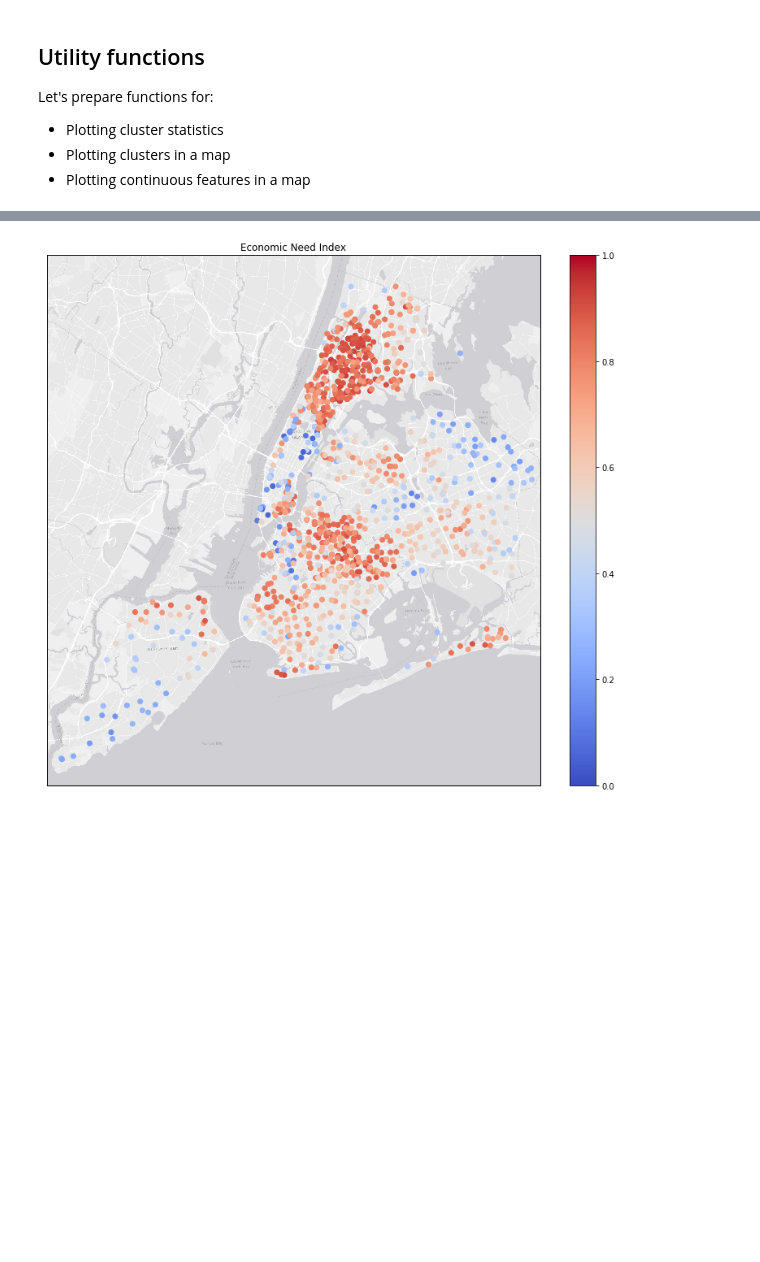
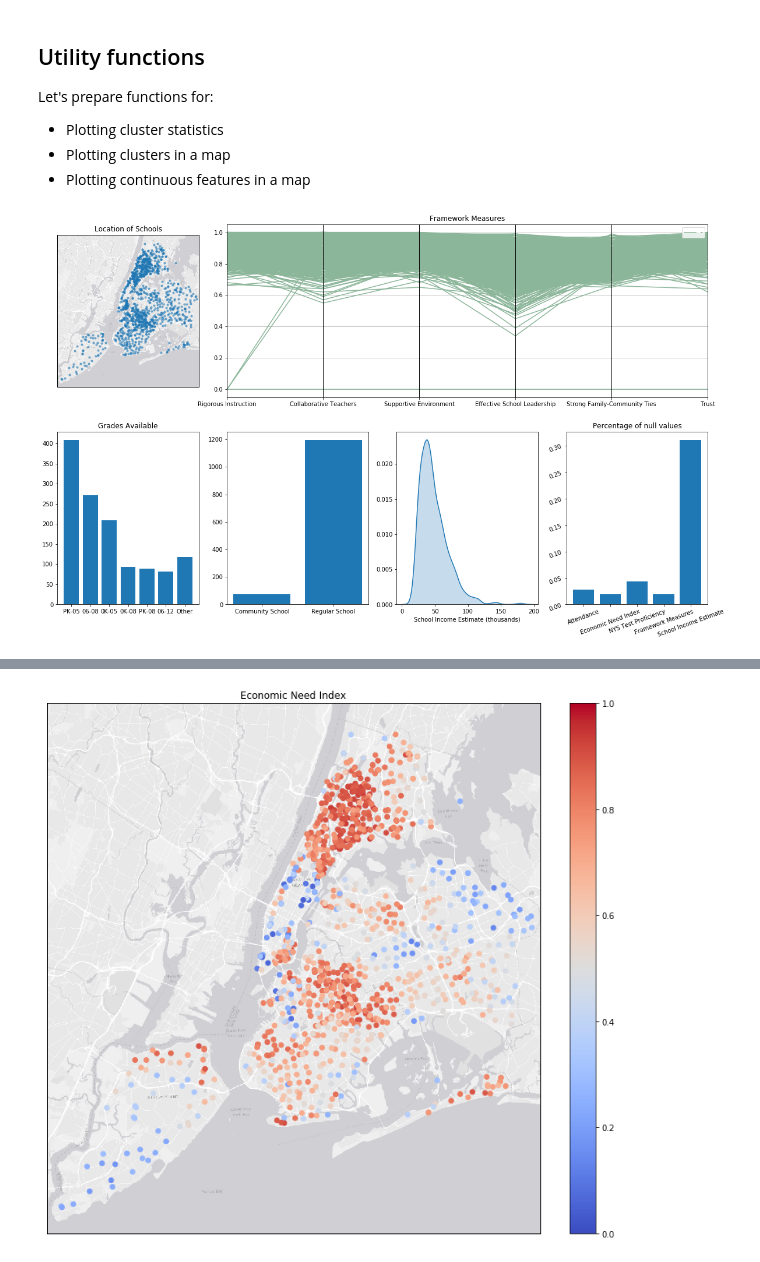
Before and after one commit to araraonline/kag-passnyc, a Jupyter notebook: notebooks/kernel-ethnic-clustering.ipynb, the cells around one changed output, grey strips where cells are left out. Saved outputs shown, nothing was run; the diff lists cells and outputs as text; code cells hidden in the pictures; blank space fills up the shorter version.

Commit message:
Make joint grids

```diff
--- a/notebooks/kernel-ethnic-clustering.ipynb
+++ b/notebooks/kernel-ethnic-clustering.ipynb
@@ -160,3 +160,28 @@ Let's prepare functions for:
 import warnings
 import matplotlib.cbook
 warnings.filterwarnings("ignore",category=matplotlib.cbook.mplDeprecation)
+# %%
+data = df.copy()
+
+# create school characteristics grid
+import matplotlib.gridspec as gridspec
+
+plt.figure(figsize=(20, 12))
+gs = gridspec.GridSpec(2, 4)
+ax1 = plt.subplot(gs[0, 0])
+ax2 = plt.subplot(gs[0, 1:])
+ax3 = plt.subplot(gs[1, 0])
+ax4 = plt.subplot(gs[1, 1])
+ax5 = plt.subplot(gs[1, 2])
+ax6 = plt.subplot(gs[1, 3])
+
+draw_minimap(data, ax1)
+plot_framework_measures(data, ax2)
+plot_available_grades(data, ax3)
+plot_community_school(data, ax4)
+plot_estimated_income(data, ax5)
+plot_unavailable(data, ax6)
+
+plt.show()
+# %% [output]
+[figure, added]
```
Also changed, not shown: parts of 3 cells of this notebook.
